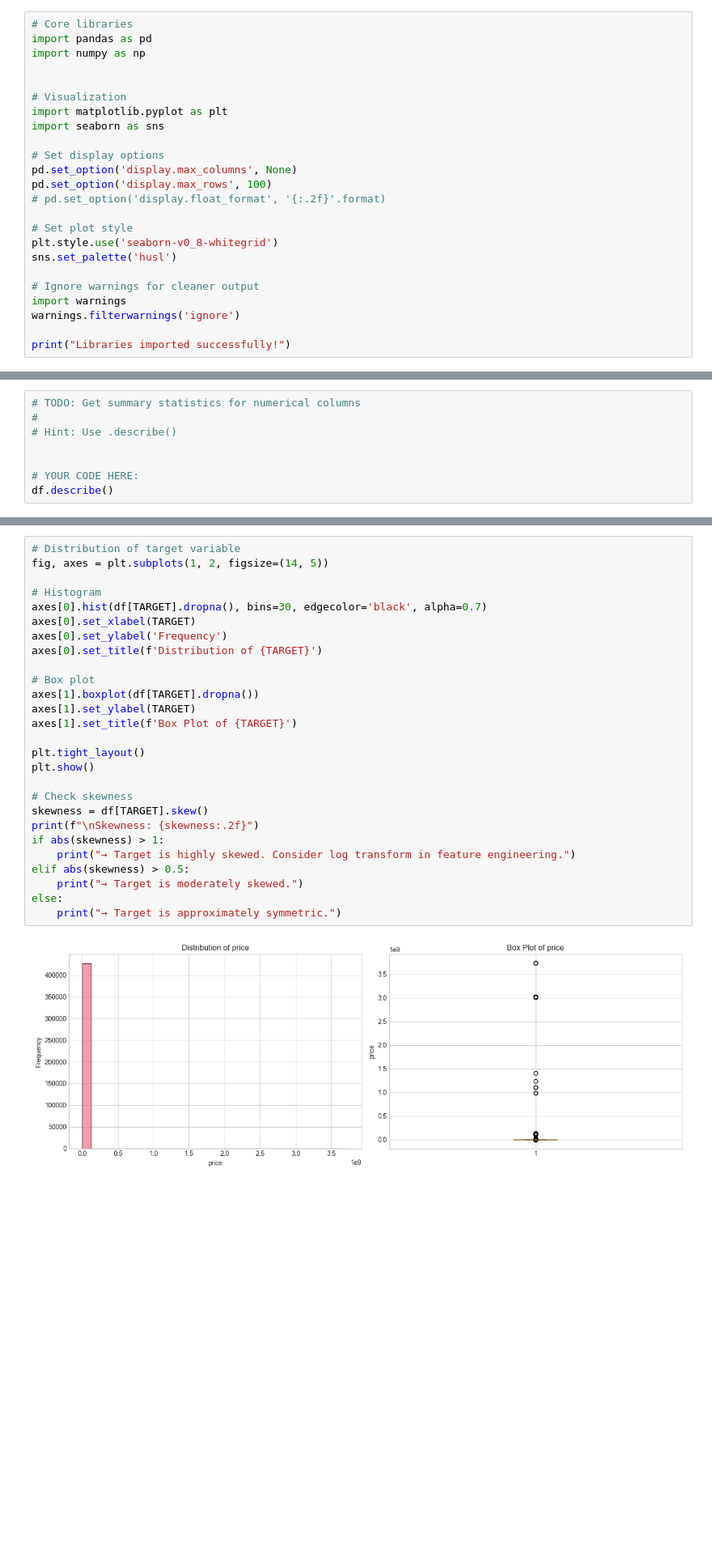
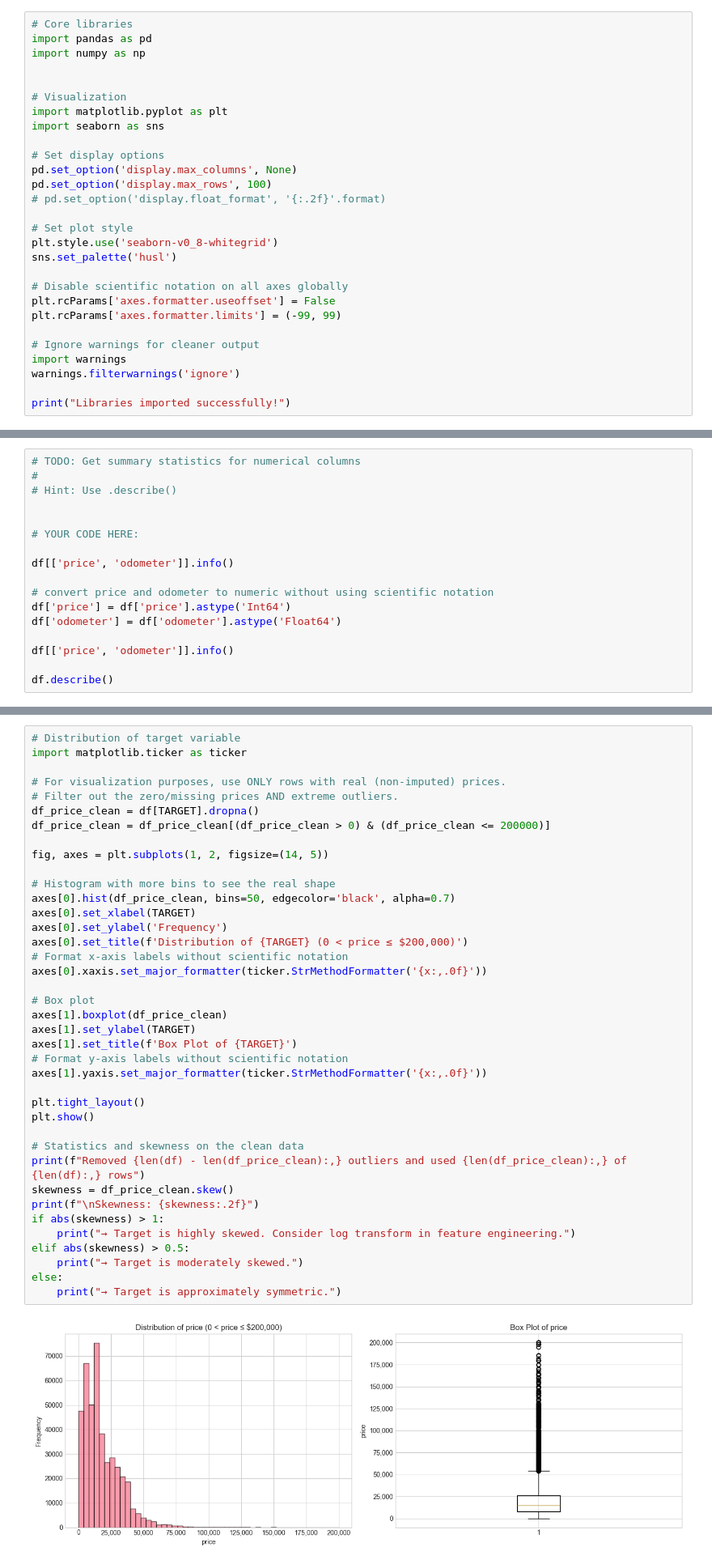
Before and after one commit to kalpanaselva495/individual-capstone-kalpanaselva495, a Jupyter notebook: notebooks/01_problem_statement_and_eda.ipynb, the cells around one changed output, grey strips where cells are left out. Shown at 81% size. Cells and saved outputs as stored; diff of their text form; blank space fills up the shorter version.

Commit message:
Complete Checkpoint 2: EDA, data cleaning, and feature engineering

```diff
--- a/notebooks/01_problem_statement_and_eda.ipynb
+++ b/notebooks/01_problem_statement_and_eda.ipynb
@@ -60,6 +60,10 @@ pd.set_option('display.max_rows', 100)
 plt.style.use('seaborn-v0_8-whitegrid')
 sns.set_palette('husl')
 
+# Disable scientific notation on all axes globally
+plt.rcParams['axes.formatter.useoffset'] = False
+plt.rcParams['axes.formatter.limits'] = (-99, 99)
+
 # Ignore warnings for cleaner output
 import warnings
 warnings.filterwarnings('ignore')
@@ -181,5 +185,14 @@ memory usage: 84.7+ MB
 
 
 # YOUR CODE HERE:
+
+df[['price', 'odometer']].info()
+
+# convert price and odometer to numeric without using scientific notation
+df['price'] = df['price'].astype('Int64')
+df['odometer'] = df['odometer'].astype('Float64')
+
+df[['price', 'odometer']].info()
+
 df.describe()
 # %% [output]
@@ -297,29 +328,41 @@ Name: price, dtype: float64
 # %%
 # Distribution of target variable
+import matplotlib.ticker as ticker
+
+# For visualization purposes, use ONLY rows with real (non-imputed) prices.
+# Filter out the zero/missing prices AND extreme outliers.
+df_price_clean = df[TARGET].dropna()
+df_price_clean = df_price_clean[(df_price_clean > 0) & (df_price_clean <= 200000)]
+
 fig, axes = plt.subplots(1, 2, figsize=(14, 5))
 
-# Histogram
-axes[0].hist(df[TARGET].dropna(), bins=30, edgecolor='black', alpha=0.7)
+# Histogram with more bins to see the real shape
+axes[0].hist(df_price_clean, bins=50, edgecolor='black', alpha=0.7)
 axes[0].set_xlabel(TARGET)
 axes[0].set_ylabel('Frequency')
-axes[0].set_title(f'Distribution of {TARGET}')
+axes[0].set_title(f'Distribution of {TARGET} (0 < price ≤ $200,000)')
+# Format x-axis labels without scientific notation
+axes[0].xaxis.set_major_formatter(ticker.StrMethodFormatter('{x:,.0f}'))
 
 # Box plot
-axes[1].boxplot(df[TARGET].dropna())
+axes[1].boxplot(df_price_clean)
 axes[1].set_ylabel(TARGET)
 axes[1].set_title(f'Box Plot of {TARGET}')
+# Format y-axis labels without scientific notation
+axes[1].yaxis.set_major_formatter(ticker.StrMethodFormatter('{x:,.0f}'))
 
 plt.tight_layout()
 plt.show()
 
-# Check skewness
-skewness = df[TARGET].skew()
+# Statistics and skewness on the clean data
+print(f"Removed {len(df) - len(df_price_clean):,} outliers and used {len(df_price_clean):,} of {len(df):,} rows")
+skewness = df_price_clean.skew()
 print(f"\nSkewness: {skewness:.2f}")
 if abs(skewness) > 1:
     print("→ Target is highly skewed. Consider log transform in feature engineering.")
 elif abs(skewness) > 0.5:
     print("→ Target is moderately skewed.")
 else:
     print("→ Target is approximately symmetric.")
 # %% [output]
-[figure, old version]
+[figure, new version]
```
Also changed, not shown: parts of 30 cells of this notebook, 1 other file.
